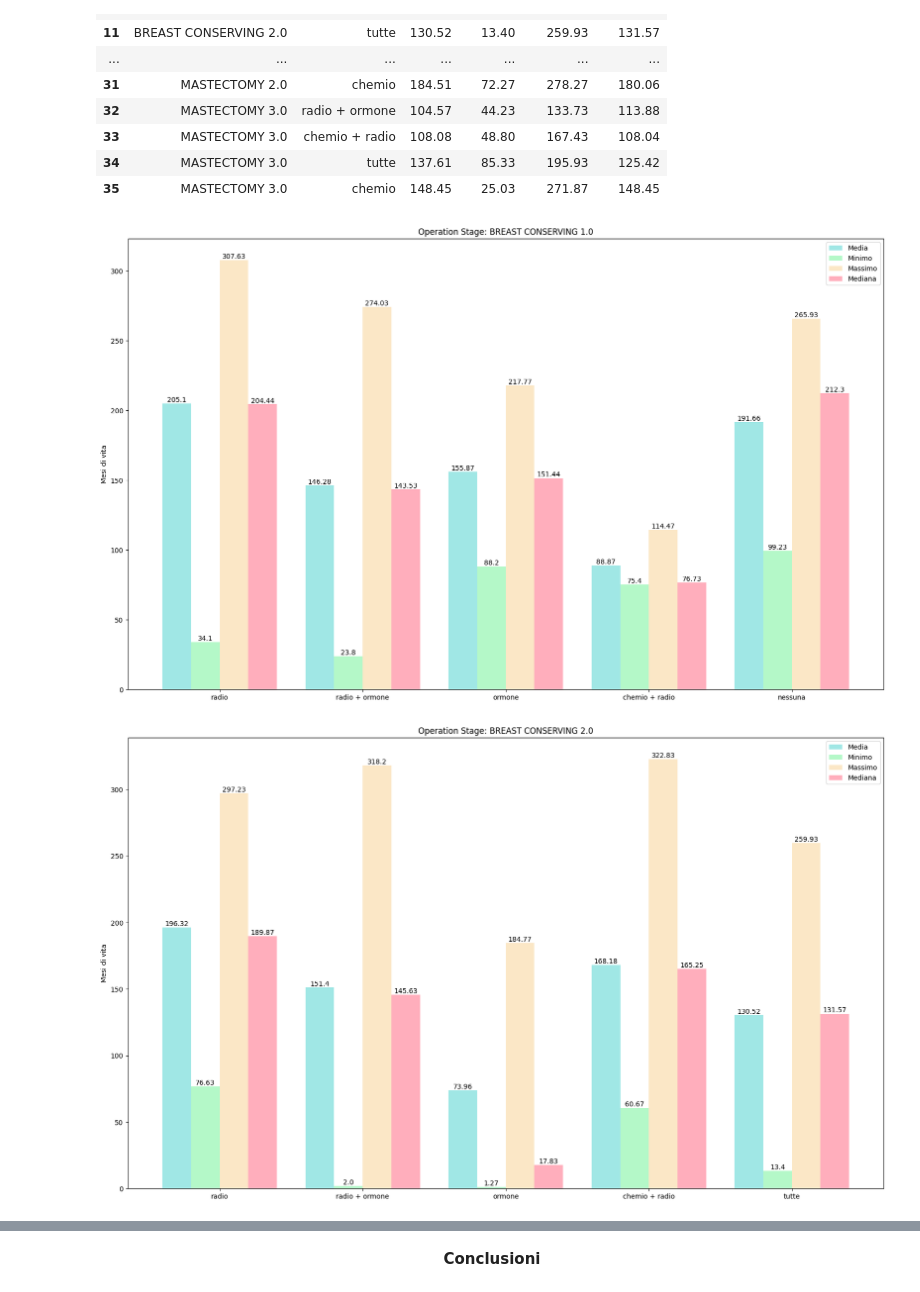
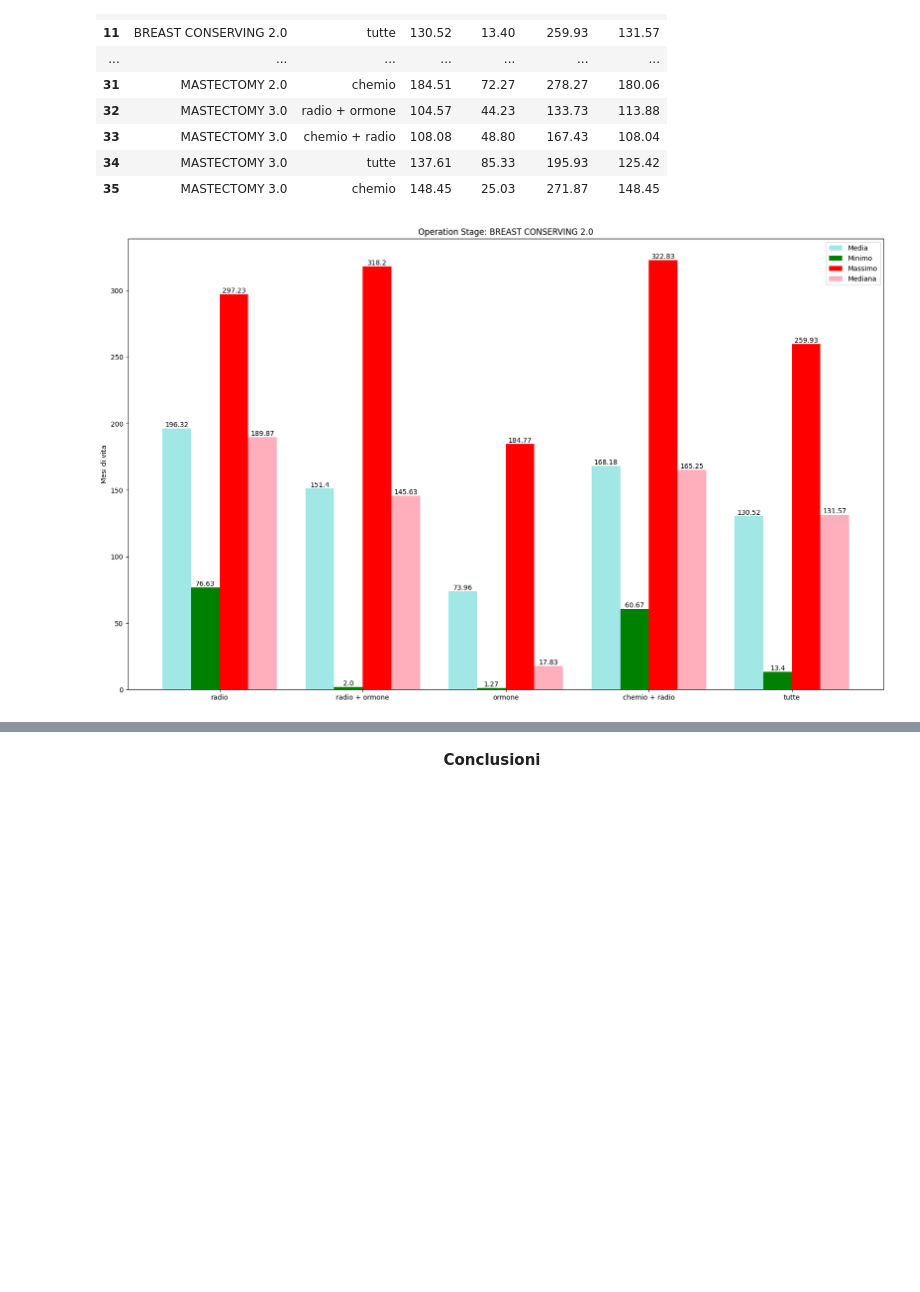
Before and after one commit to Dishinkan/Data-Science-Project, a Jupyter notebook: Data Science Project/Presentation.ipynb, the cells around one changed output, grey strips where cells are left out. Saved outputs shown, nothing was run; the diff lists cells and outputs as text; code cells hidden in the pictures; blank space fills up the shorter version.

```diff
--- a/Data Science Project/Presentation.ipynb
+++ b/Data Science Project/Presentation.ipynb
@@ -226,3 +224,6 @@ for nome_file in os.listdir('Terapie'):
     df = pd.read_pickle(percorso_file)
     df = df.reset_index(drop=True)
     lista_terapie.append(df)
+# %%
+df_età = lista_terapie[7].copy()
+lista_terapie.pop(7)
@@ -454,37 +529,35 @@ display(df_mesi_vita)
 | 34 | MASTECTOMY 3.0 | tutte | 137.61 | 85.33 | 195.93 | 125.42 |
 | 35 | MASTECTOMY 3.0 | chemio | 148.45 | 25.03 | 271.87 | 148.45 |
 # %%
-colori = ['#A0E7E5', '#B4F8C8', '#FBE7C6', '#FFAEBC']
+colori = ['#A0E7E5', 'green', 'red', '#FFAEBC']
 nomi_barra = ['Media', 'Minimo', 'Massimo', 'Mediana']
 
-for operazione in df_mesi_vita['Operation_Stage'].unique():
-    df_finale = df_mesi_vita[(df_mesi_vita['Operation_Stage'] == operazione)]
+df_finale = df_mesi_vita[(df_mesi_vita['Operation_Stage'] == 'BREAST CONSERVING 2.0')]
 
-    indice = np.arange(len(df_finale['Cura'].unique()))
-    width = 0.2
+indice = np.arange(len(df_finale['Cura'].unique()))
+width = 0.2
 
-    fig, ax = plt.subplots(figsize=(20, 12))
+fig, ax = plt.subplots(figsize=(20, 12))
 
-    for i, col in enumerate (nomi_barra):
-        barre = ax.bar(indice + i*width, df_finale[col], width, label=nomi_barra[i], color=colori[i])
+for i, col in enumerate (nomi_barra):
+    barre = ax.bar(indice + i*width, df_finale[col], width, label=nomi_barra[i], color=colori[i])
 
-        for barra in barre:
-                yval = barra.get_height()
-                ax.text(
-                    barra.get_x() + barra.get_width()/2,
-                    yval,
-                    f'{yval}',
-                    ha='center',
-                    va='bottom'
-                )
+    for barra in barre:
+            yval = barra.get_height()
+            ax.text(
+                barra.get_x() + barra.get_width()/2,
+                yval,
+                f'{yval}',
+                ha='center',
+                va='bottom'
+            )
 
-    ax.set_ylabel('Mesi di vita')
-    ax.set_title(f'Operation Stage: {operazione}')
-    ax.set_xticks(indice + width * 1.5)
-    ax.set_xticklabels(df_finale['Cura'].unique())
-    ax.legend()
+ax.set_ylabel('Mesi di vita')
+ax.set_title(f'Operation Stage: BREAST CONSERVING 2.0')
+ax.set_xticks(indice + width * 1.5)
+ax.set_xticklabels(df_finale['Cura'].unique())
+ax.legend()
 
-    plt.show()
+plt.show()
 # %% [output]
-[figure, old version]
+[figure, new version]
-[figure, removed]
```
Also changed, not shown: parts of 13 cells of this notebook, 3 other files.
